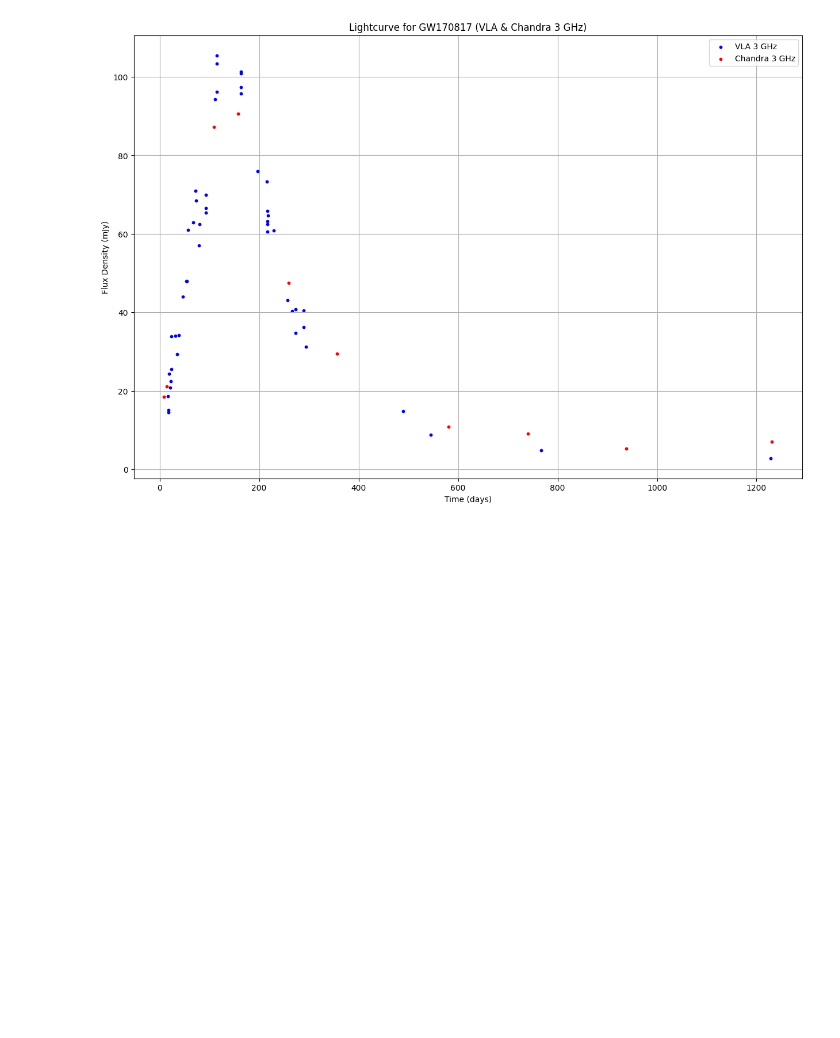
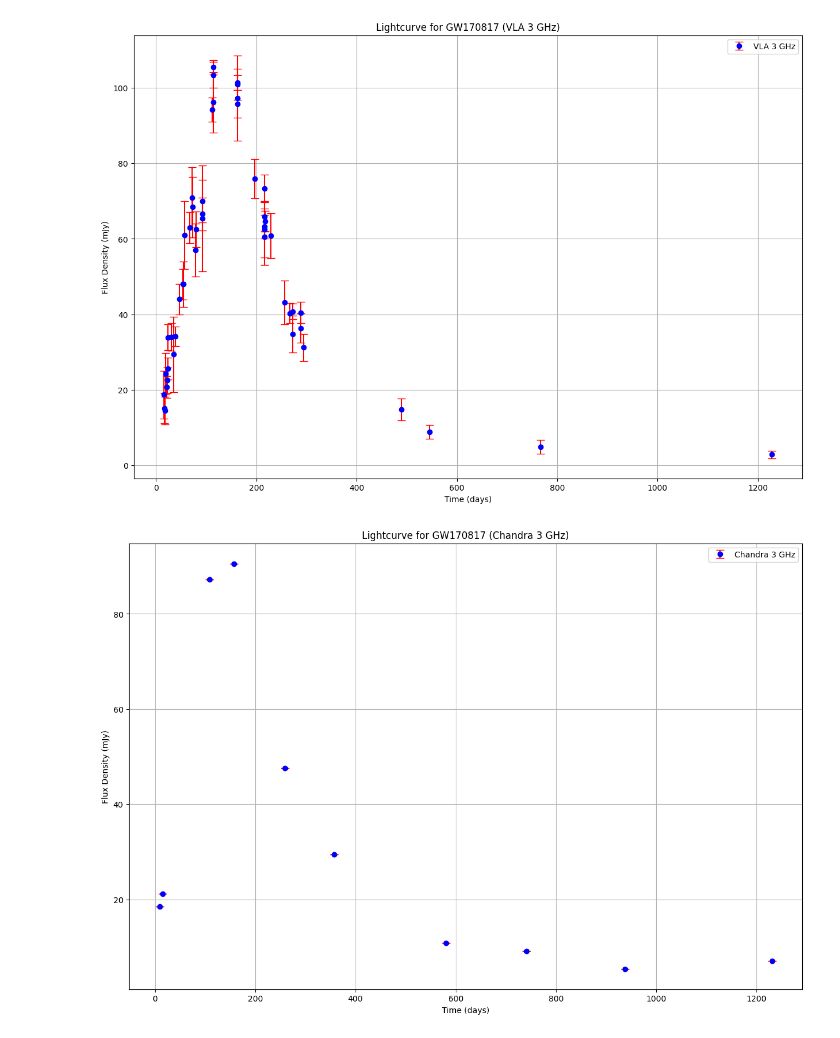
Before and after one commit to Nirraaav/KSP-Demystifying-Radio-Astronomy, a Jupyter notebook: Week 1/Task3.ipynb, the cells around one changed output. Saved outputs shown, nothing was run; the diff lists cells and outputs as text; code cells hidden in the pictures; blank space fills up the shorter version.

```diff
--- a/Week 1/Task3.ipynb
+++ b/Week 1/Task3.ipynb
@@ -5,7 +5,7 @@ import matplotlib.pyplot as plt
 from astropy.io import ascii
 from scipy.optimize import curve_fit
 # %%
-file_path = 'Data/gw170817_afterglow_data_full.txt'
+file_path = './Data/gw170817_afterglow_data_full.txt'
 data = ascii.read(file_path)
 
 data = data.to_pandas()
@@ -13,35 +13,44 @@ data = data.to_pandas()
 vla_data = data[data['Telescope'] == 'VLA']
 vla_data = vla_data[vla_data['FluxD'].str.contains('<') == False]
 
 vla_data['FluxD'] = pd.to_numeric(vla_data['FluxD'])
 vla_data['FluxDErr'] = pd.to_numeric(vla_data['FluxDErr'])
 vla_data['Freq'] = pd.to_numeric(vla_data['Freq'])
 
 vla_data['FluxD'] = vla_data['FluxD'] * (vla_data['Freq'] / 3.000000e+09)**0.584
 vla_data['Freq'] = 3.000000e+09
 
 # Filter Chandra data
 chandra_data = data[data['Telescope'] == 'Chandra']
 chandra_data = chandra_data[chandra_data['FluxD'].str.contains('<') == False]
 
 chandra_data['FluxD'] = pd.to_numeric(chandra_data['FluxD'])
 chandra_data['FluxDErr'] = pd.to_numeric(chandra_data['FluxDErr'])
 chandra_data['Freq'] = pd.to_numeric(chandra_data['Freq'])
 
 chandra_data['FluxD'] = chandra_data['FluxD'] * (chandra_data['Freq'] / 3.000000e+09)**0.584
 chandra_data['Freq'] = 3.000000e+09
 
 # Plotting
 plt.figure(figsize=(15, 10))
-plt.scatter(vla_data['T'], vla_data['FluxD'], color='b', s=10, label='VLA 3 GHz')
-plt.scatter(chandra_data['T'], chandra_data['FluxD'], color='r', s=10, label='Chandra 3 GHz')
-
+plt.errorbar(vla_data['T'], vla_data['FluxD'], yerr=vla_data['FluxDErr'], fmt='o', linestyle='None', color='b', ecolor='r', capsize=5, label='VLA 3 GHz')
 plt.xlabel('Time (days)')
 plt.ylabel('Flux Density (mJy)')
-plt.title('Lightcurve for GW170817 (VLA & Chandra 3 GHz)')
+plt.title('Lightcurve for GW170817 (VLA 3 GHz)')
 plt.legend()
 plt.grid(True)
+plt.savefig('../Images/vla_lightcurve.png')
+# plt.show()
 
+plt.figure(figsize=(15, 10))
+plt.errorbar(chandra_data['T'], chandra_data['FluxD'], yerr=chandra_data['FluxDErr'], fmt='o', linestyle='None', color='b', ecolor='red', capsize=5, label='Chandra 3 GHz')
+plt.xlabel('Time (days)')
+plt.ylabel('Flux Density (mJy)')
+plt.title('Lightcurve for GW170817 (Chandra 3 GHz)')
+plt.legend()
+plt.grid(True)
+plt.savefig('../Images/chandra_lightcurve.png')
 plt.show()
 # %% [output]
-[figure, old version]
+[figure, new version]
+[figure, added]
```
Also changed, not shown: 16 other files.
